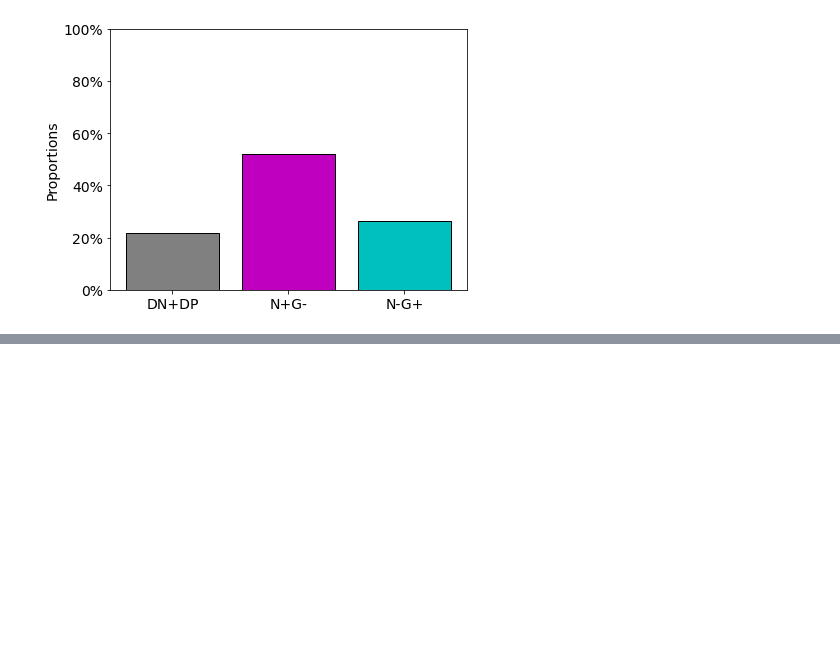
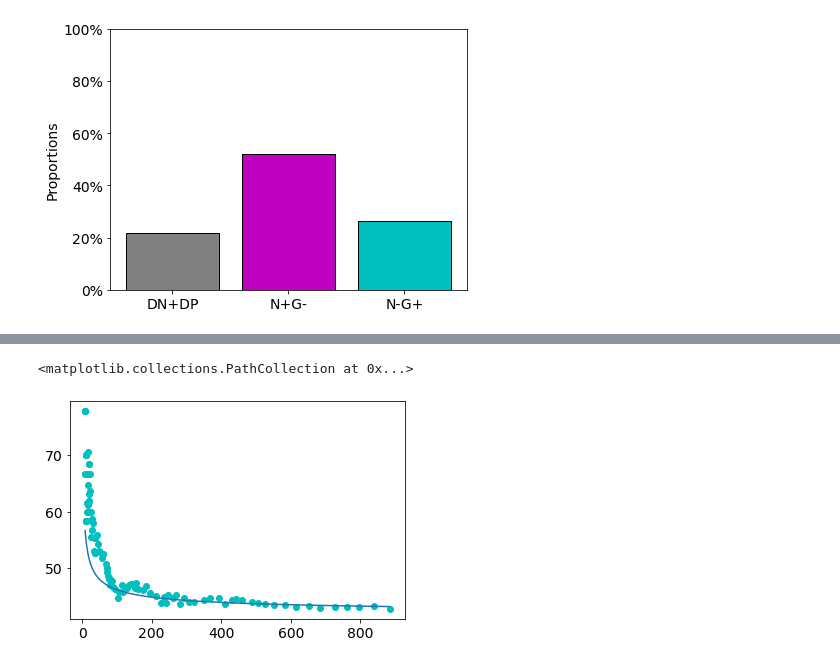
Before and after one commit to SchardtS/Cell-Differentiation, a Jupyter notebook: Data Production.ipynb, the cells around one changed output, grey strips where cells are left out. Cells and saved outputs as stored; diff of their text form; code cells hidden in the pictures; blank space fills up the shorter version.

```diff
--- a/Data Production.ipynb
+++ b/Data Production.ipynb
@@ -864,0 +1086,8 @@ Organoid 62 has a NANOG:GATA6 ratio of 1.9782608695652173
+# %%
+p = 2.5
+func = 1/6*p - 2*np.pi**(1/2)/size**(1/2)*(1/6 - 1/4.6)*p
+plt.plot(size, func*100)
+plt.scatter(size, nofG*100, color='c', label='amount of N-G+')
+# %% [output]
+<matplotlib.collections.PathCollection at 0x...>
+[figure, added]
```
Also changed, not shown: parts of 11 cells of this notebook, 10 other files.
